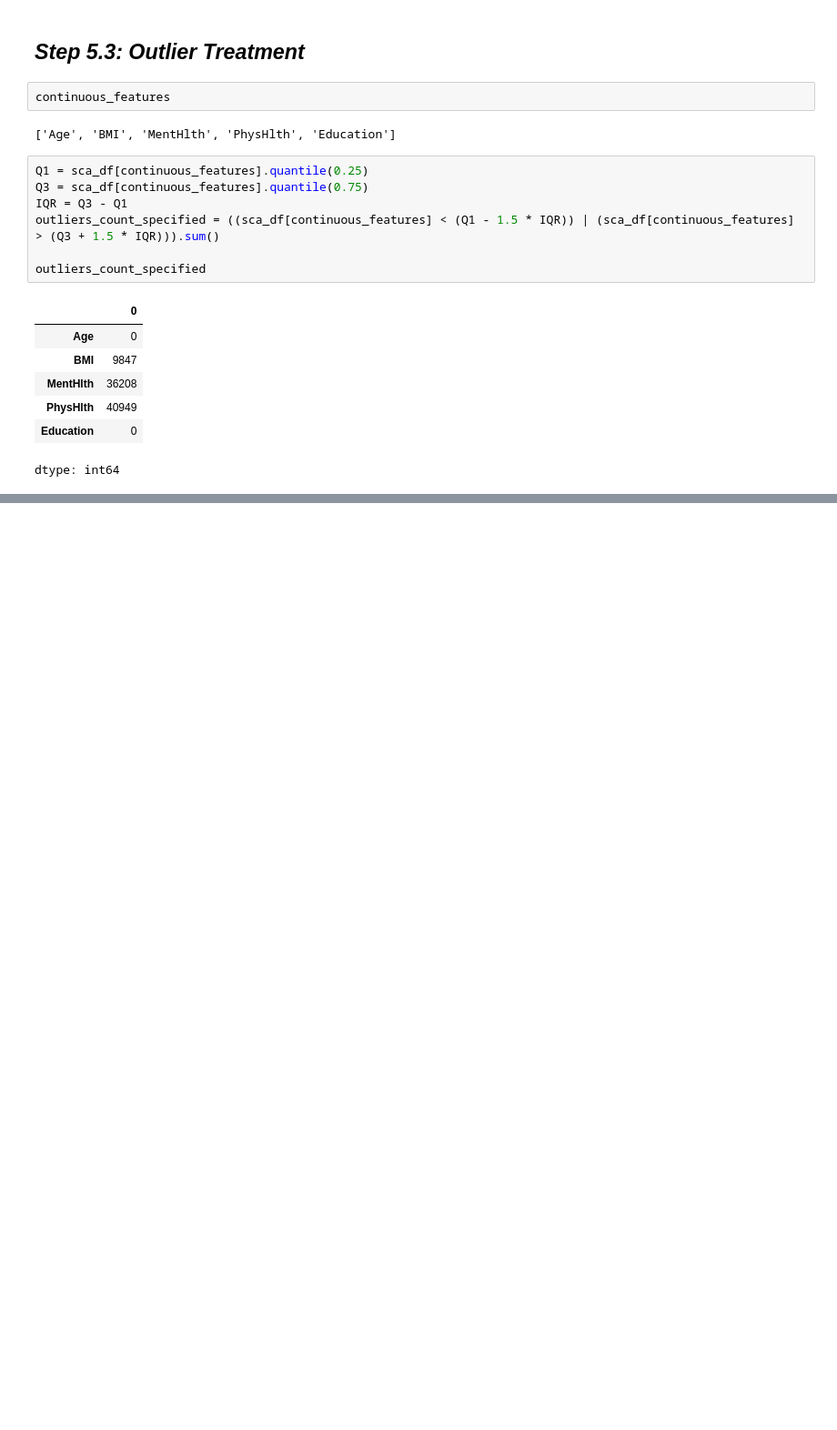
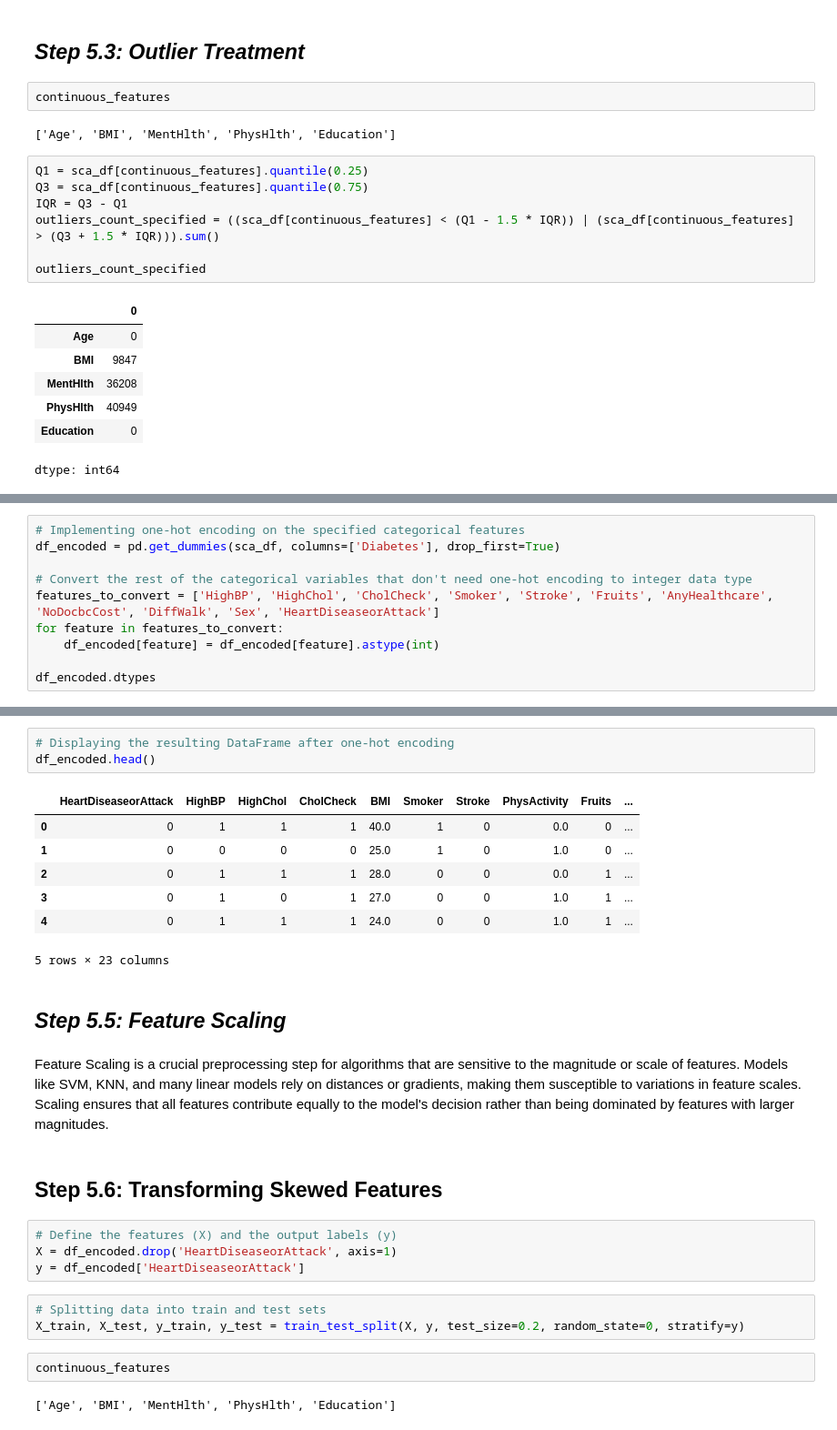
Before and after one commit to Sachin20010517/sca-supervised-prediction-model, a Jupyter notebook: sudden_cardiac_arrest.ipynb, the cells around one changed output, grey strips where cells are left out. Shown at 91% size. Cells and saved outputs as stored; diff of their text form; blank space fills up the shorter version.

```diff
--- a/sudden_cardiac_arrest.ipynb
+++ b/sudden_cardiac_arrest.ipynb
@@ -361,0 +388,10 @@ dtype: int64
+# %%
+# Implementing one-hot encoding on the specified categorical features
+df_encoded = pd.get_dummies(sca_df, columns=['Diabetes'], drop_first=True)
+
+# Convert the rest of the categorical variables that don't need one-hot encoding to integer data type
+features_to_convert = ['HighBP', 'HighChol', 'CholCheck', 'Smoker', 'Stroke', 'Fruits', 'AnyHealthcare', 'NoDocbcCost', 'DiffWalk', 'Sex', 'HeartDiseaseorAttack']
+for feature in features_to_convert:
+    df_encoded[feature] = df_encoded[feature].astype(int)
+
+df_encoded.dtypes
@@ -361,0 +417,28 @@ dtype: int64
+# %%
+# Displaying the resulting DataFrame after one-hot encoding
+df_encoded.head()
+# %% [output]
+|  | HeartDiseaseorAttack | HighBP | HighChol | CholCheck | BMI | Smoker | Stroke | PhysActivity | Fruits | ... |
+| 0 | 0 | 1 | 1 | 1 | 40.0 | 1 | 0 | 0.0 | 0 | ... |
+| 1 | 0 | 0 | 0 | 0 | 25.0 | 1 | 0 | 1.0 | 0 | ... |
+| 2 | 0 | 1 | 1 | 1 | 28.0 | 0 | 0 | 0.0 | 1 | ... |
+| 3 | 0 | 1 | 0 | 1 | 27.0 | 0 | 0 | 1.0 | 1 | ... |
+| 4 | 0 | 1 | 1 | 1 | 24.0 | 0 | 0 | 1.0 | 1 | ... |
+5 rows × 23 columns
+# %% [markdown]
+## *Step 5.5: Feature Scaling*
+# %% [markdown]
+Feature Scaling is a crucial preprocessing step for algorithms that are sensitive to the magnitude or scale of features. Models like SVM, KNN, and many linear models rely on distances or gradients, making them susceptible to variations in feature scales. Scaling ensures that all features contribute equally to the model's decision rather than being dominated by features with larger magnitudes.
+# %% [markdown]
+## Step 5.6: Transforming Skewed Features
+# %%
+# Define the features (X) and the output labels (y)
+X = df_encoded.drop('HeartDiseaseorAttack', axis=1)
+y = df_encoded['HeartDiseaseorAttack']
+# %%
+# Splitting data into train and test sets
+X_train, X_test, y_train, y_test = train_test_split(X, y, test_size=0.2, random_state=0, stratify=y)
+# %%
+continuous_features
+# %% [output]
+['Age', 'BMI', 'MentHlth', 'PhysHlth', 'Education']
```
Also changed, not shown: parts of 17 cells of this notebook.
